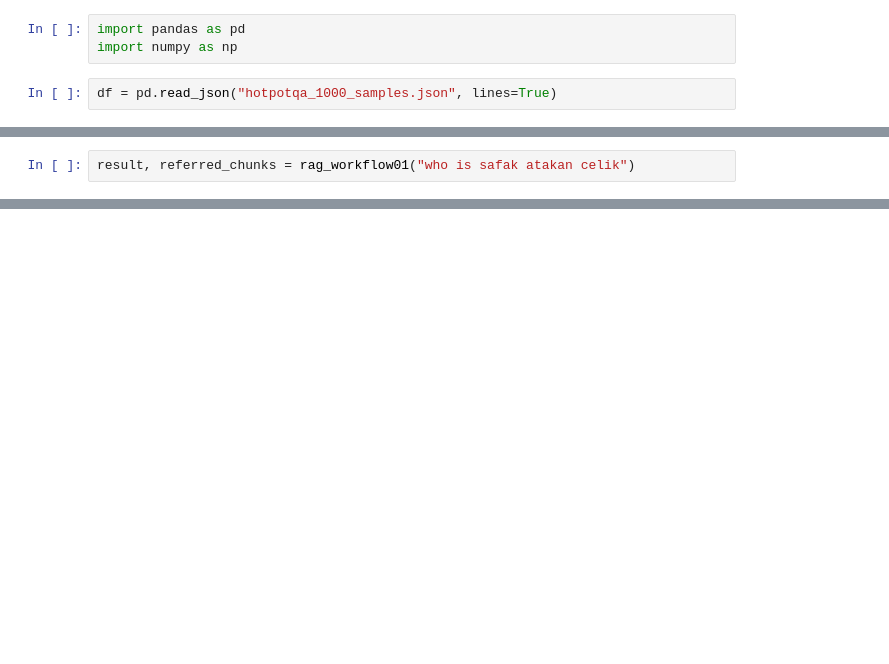
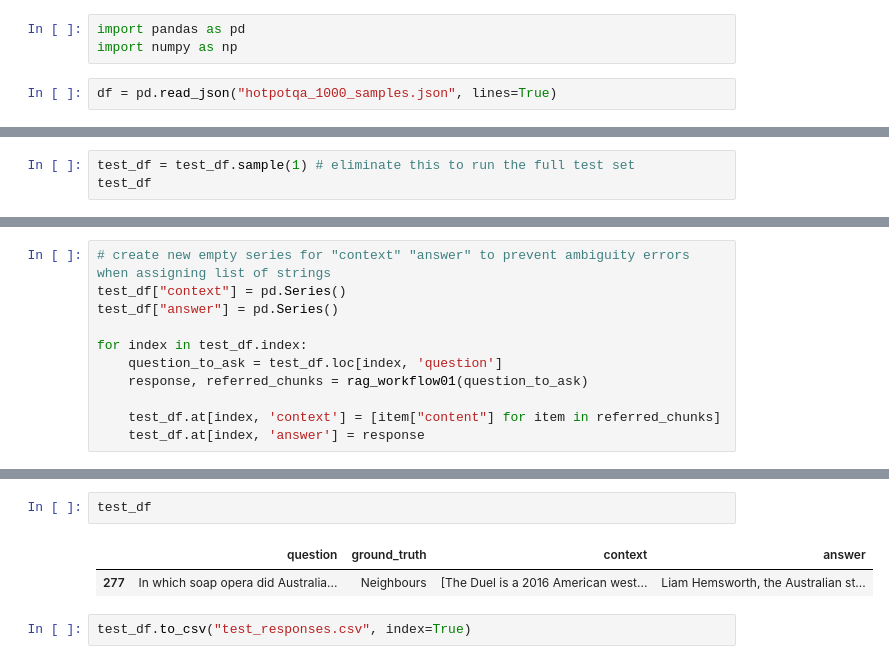
Before and after one commit to safakatakancelik/rag-system-00-and-eval, a Jupyter notebook: evaluation/prepare_test_responses.ipynb, the cells around one changed output, grey strips where cells are left out. Saved outputs shown, nothing was run; the diff lists cells and outputs as text; blank space fills up the shorter version.

```diff
--- a/evaluation/prepare_test_responses.ipynb
+++ b/evaluation/prepare_test_responses.ipynb
@@ -77,2 +63,0 @@ referred_chunks
-# %%
-result, referred_chunks = rag_workflow01("who is safak atakan celik")
@@ -163,0 +66,3 @@ Dataset({
+# %%
+test_df = test_df.sample(1) # eliminate this to run the full test set
+test_df
@@ -163,0 +72,11 @@ Dataset({
+# %%
+# create new empty series for "context" "answer" to prevent ambiguity errors when assigning list of strings
+test_df["context"] = pd.Series()
+test_df["answer"] = pd.Series()
+
+for index in test_df.index:
+    question_to_ask = test_df.loc[index, 'question']
+    response, referred_chunks = rag_workflow01(question_to_ask)
+
+    test_df.at[index, 'context'] = [item["content"] for item in referred_chunks]
+    test_df.at[index, 'answer'] = response
@@ -163,0 +101,7 @@ Dataset({
+# %%
+test_df
+# %% [output]
+|  | question | ground_truth | context | answer |
+| 277 | In which soap opera did Australia... | Neighbours | [The Duel is a 2016 American west... | Liam Hemsworth, the Australian st... |
+# %%
+test_df.to_csv("test_responses.csv", index=True)
```
Also changed, not shown: parts of 18 cells of this notebook, 3 other files.
